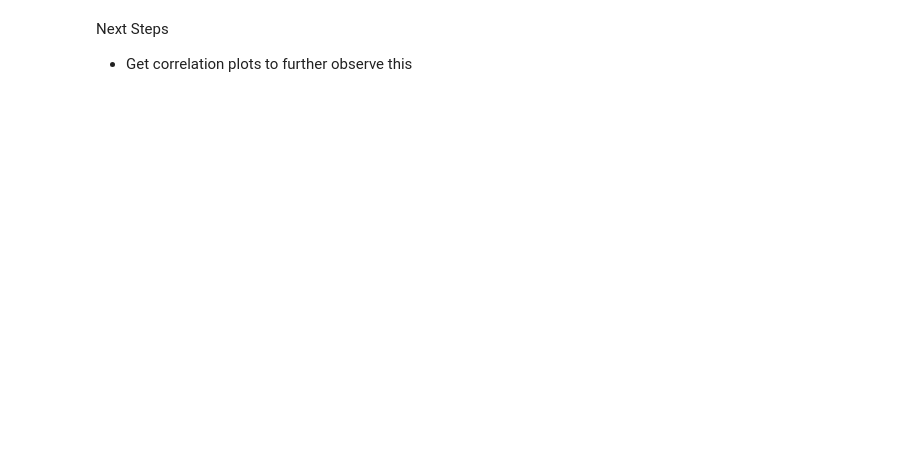
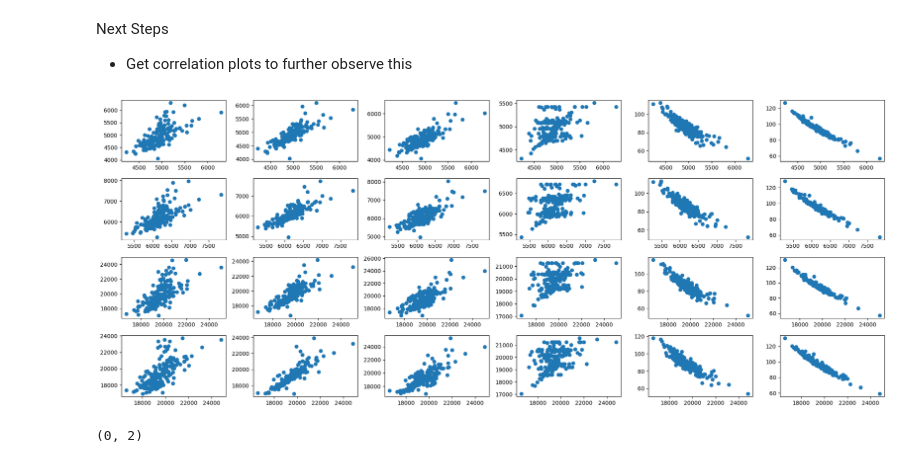
Before and after one commit to cmconlan/efficient_and_dynamic_accessibility_analysis, a Jupyter notebook: 10-analyse-results-chapter-3-part1.ipynb, the cells around one changed output. Saved outputs shown, nothing was run; the diff lists cells and outputs as text; code cells hidden in the pictures; blank space fills up the shorter version.

```diff
--- a/10-analyse-results-chapter-3-part1.ipynb
+++ b/10-analyse-results-chapter-3-part1.ipynb
@@ -181,3 +199,49 @@ plt.show()
 Next Steps
 
 - Get correlation plots to further observe this
+# %%
+gt = 'GM'
+methods_to_analyse = ['kmean_9','dbscan_0.01_3','hdbscan_3_3','flowhdbscan_7_5_5','knn_25','g-tgm']
+m = methods_to_analyse[0]
+it = 0
+stratum = 'wdam'
+# %%
+fig, ax = plt.subplots(4,6,figsize=(20,8))
+
+
+stratum = 'wdam'
+across = 0
+down = 0
+for m in methods_to_analyse:
+    ax[across,down].scatter(performance[it][stratum][gt],performance[it][stratum][m])
+    down += 1
+
+stratum = 'wdpm'
+across = 1
+down = 0
+for m in methods_to_analyse:
+    ax[across,down].scatter(performance[it][stratum][gt],performance[it][stratum][m])
+    down += 1
+
+stratum = 'sat'
+across = 2
+down = 0
+for m in methods_to_analyse:
+    ax[across,down].scatter(performance[it][stratum][gt],performance[it][stratum][m])
+    down += 1
+
+stratum = 'bh'
+across = 3
+down = 0
+for m in methods_to_analyse:
+    ax[across,down].scatter(performance[it][stratum][gt],performance[it][stratum][m])
+    down += 1
+
+plt.tight_layout()
+plt.show()
+# %% [output]
+[figure, added]
+# %%
+across,down
+# %% [output]
+(0, 2)
```
Also changed, not shown: parts of 4 cells of this notebook, 2 other files.
